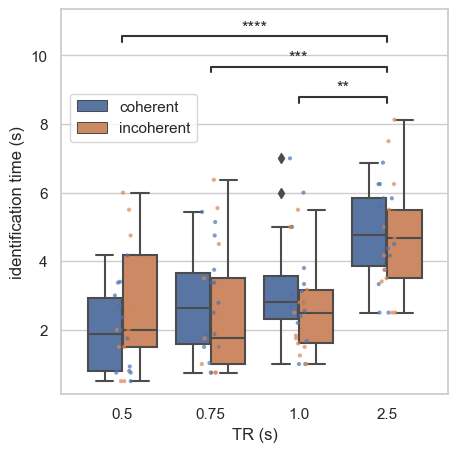
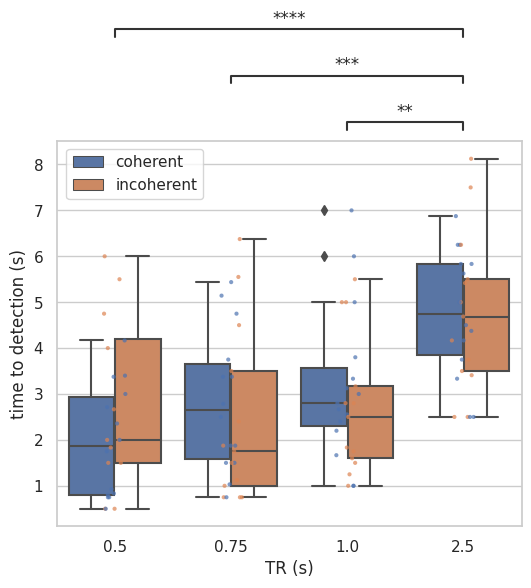
Code edit (unified diff) that turned the first committed figure into the second:
--- before
+++ after
@@ -1,4 +1,4 @@
 # figure - boxplot of feedback_mt_indexoffirstone_incoherent_mean_secs per TR across subjects using seaborn
-fig = plt.figure(figsize=(5,5))
+fig = plt.figure(figsize=(6,5))
 sns.set(style="whitegrid")
 
@@ -11,12 +11,12 @@
 sns.stripplot(x='tr',y='feedback_mt_indexoffirstone_mean_secs',data=df2,hue='trial_type',jitter=True,alpha=0.7,size=3)
 
-ax.set_ylabel('identification time (s)')
+ax.set_ylabel('time to detection (s)')
 ax.set_xlabel('TR (s)')
 
 annotator = Annotator(ax, TR_pairs, data=df2, x='tr', y='feedback_mt_indexoffirstone_mean_secs', order=TRs)
-annotator.configure(test='Mann-Whitney', text_format='star', loc='inside', verbose=1, comparisons_correction='bonferroni',hide_non_significant=True, line_offset_to_group=10)
+annotator.configure(test='Mann-Whitney', text_format='star', loc='outside', verbose=1, comparisons_correction='bonferroni',hide_non_significant=True, line_offset_to_group=10)
 annotator.apply_and_annotate()
 
 # set legend to the first two handles and position to y = 8
 handles, labels = ax.get_legend_handles_labels()
-ax.legend(handles[0:2], labels[0:2], title="",loc='upper left', bbox_to_anchor=(0.005, 0.8))
+ax.legend(handles[0:2], labels[0:2], title="",loc='upper left', bbox_to_anchor=(0.005, 1))

Commit: updates to figures